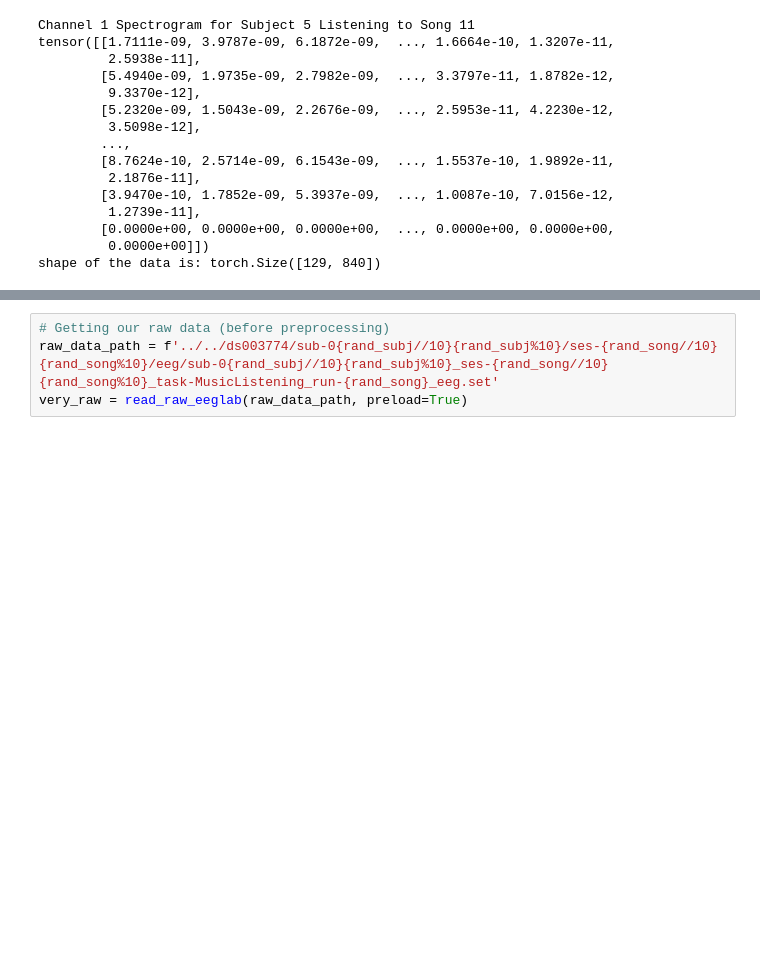
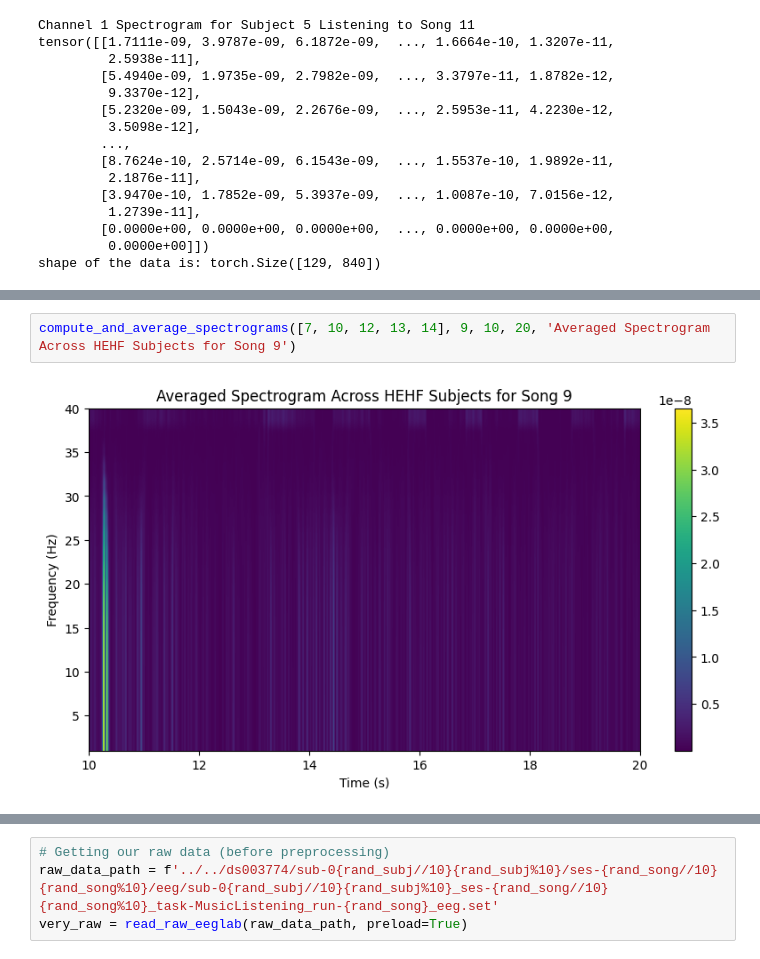
Before and after one commit to mmattyV/musEEGc, a Jupyter notebook: analysis/visualize_data.ipynb, the cells around one changed output, grey strips where cells are left out. Saved outputs shown, nothing was run; the diff lists cells and outputs as text; blank space fills up the shorter version.

```diff
--- a/analysis/visualize_data.ipynb
+++ b/analysis/visualize_data.ipynb
@@ -158,0 +238,4 @@ shape of the data is: torch.Size([129, 840])
+# %%
+compute_and_average_spectrograms([7, 10, 12, 13, 14], 9, 10, 20, 'Averaged Spectrogram Across HEHF Subjects for Song 9')
+# %% [output]
+[figure, added]
```
Also changed, not shown: parts of 6 cells of this notebook, 13 other files.
